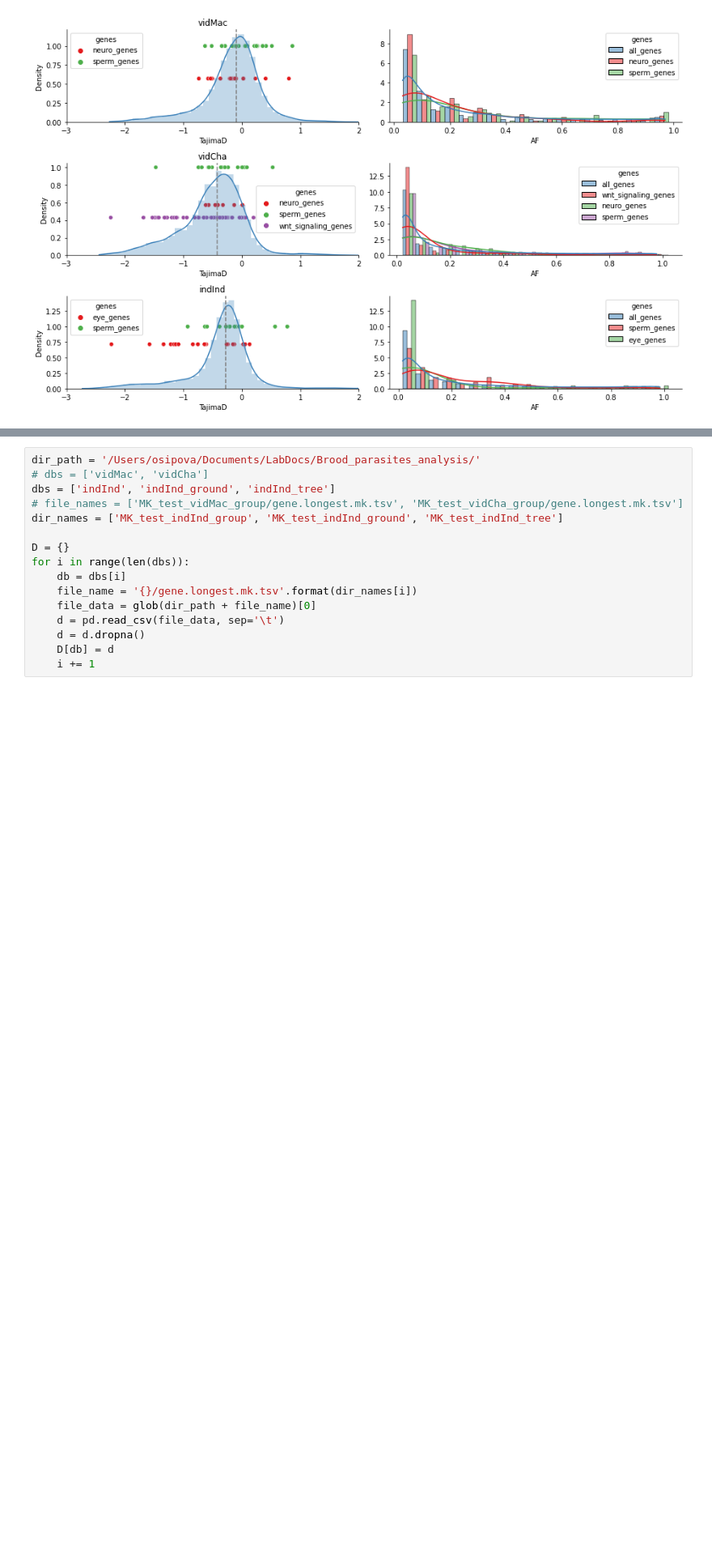
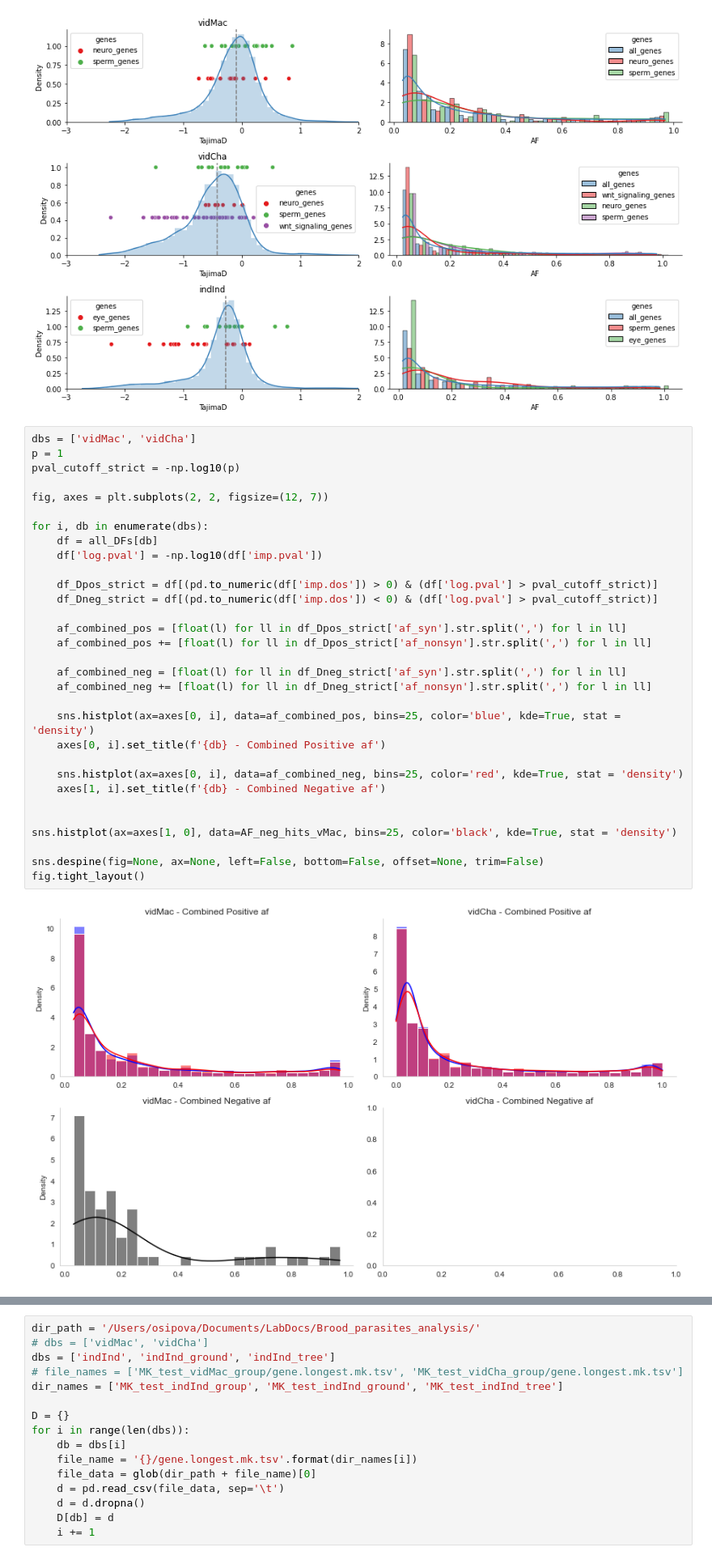
Before and after one commit to osipovarev/Brood_parasites_analysis, a Jupyter notebook: mk_test_analysis.ipynb, the cells around one changed output, grey strips where cells are left out. Shown at 81% size. Drawn from its saved outputs; the diff is of its cells as text; blank space fills up the shorter version.

```diff
--- a/mk_test_analysis.ipynb
+++ b/mk_test_analysis.ipynb
@@ -499,3 +499,36 @@ pdf_name = 'AFsyn_and_TajimaD.genes_by_category.all_db.pdf'.format(db)
 # fig.savefig(pdf_name, bbox_inches='tight')
 # %% [output]
 [figure]
+# %%
+dbs = ['vidMac', 'vidCha']
+p = 1
+pval_cutoff_strict = -np.log10(p)
+
+fig, axes = plt.subplots(2, 2, figsize=(12, 7))
+
+for i, db in enumerate(dbs):
+    df = all_DFs[db]
+    df['log.pval'] = -np.log10(df['imp.pval'])
+
+    df_Dpos_strict = df[(pd.to_numeric(df['imp.dos']) > 0) & (df['log.pval'] > pval_cutoff_strict)]
+    df_Dneg_strict = df[(pd.to_numeric(df['imp.dos']) < 0) & (df['log.pval'] > pval_cutoff_strict)]
+
+    af_combined_pos = [float(l) for ll in df_Dpos_strict['af_syn'].str.split(',') for l in ll]
+    af_combined_pos += [float(l) for ll in df_Dpos_strict['af_nonsyn'].str.split(',') for l in ll]
+
+    af_combined_neg = [float(l) for ll in df_Dneg_strict['af_syn'].str.split(',') for l in ll]
+    af_combined_neg += [float(l) for ll in df_Dneg_strict['af_nonsyn'].str.split(',') for l in ll]
+
+    sns.histplot(ax=axes[0, i], data=af_combined_pos, bins=25, color='blue', kde=True, stat = 'density')
+    axes[0, i].set_title(f'{db} - Combined Positive af')
+
+    sns.histplot(ax=axes[0, i], data=af_combined_neg, bins=25, color='red', kde=True, stat = 'density')
+    axes[1, i].set_title(f'{db} - Combined Negative af')
+
+
+sns.histplot(ax=axes[1, 0], data=AF_neg_hits_vMac, bins=25, color='black', kde=True, stat = 'density')
+
+sns.despine(fig=None, ax=None, left=False, bottom=False, offset=None, trim=False)
+fig.tight_layout()
+# %% [output]
+[figure, added]
```
Also changed, not shown: parts of 4 cells of this notebook, 4 other files.
